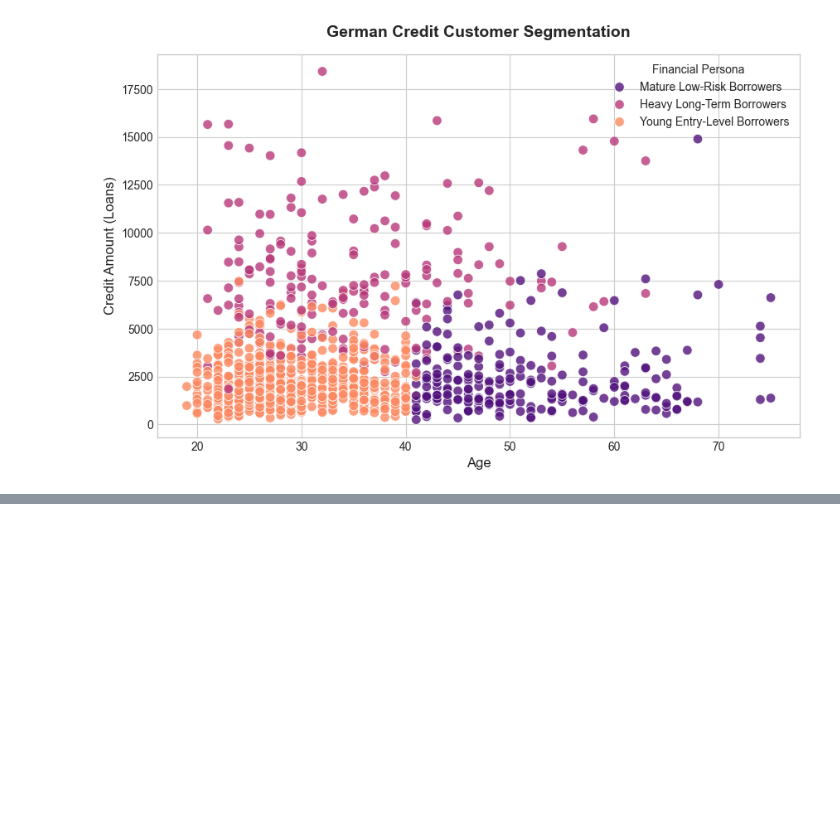
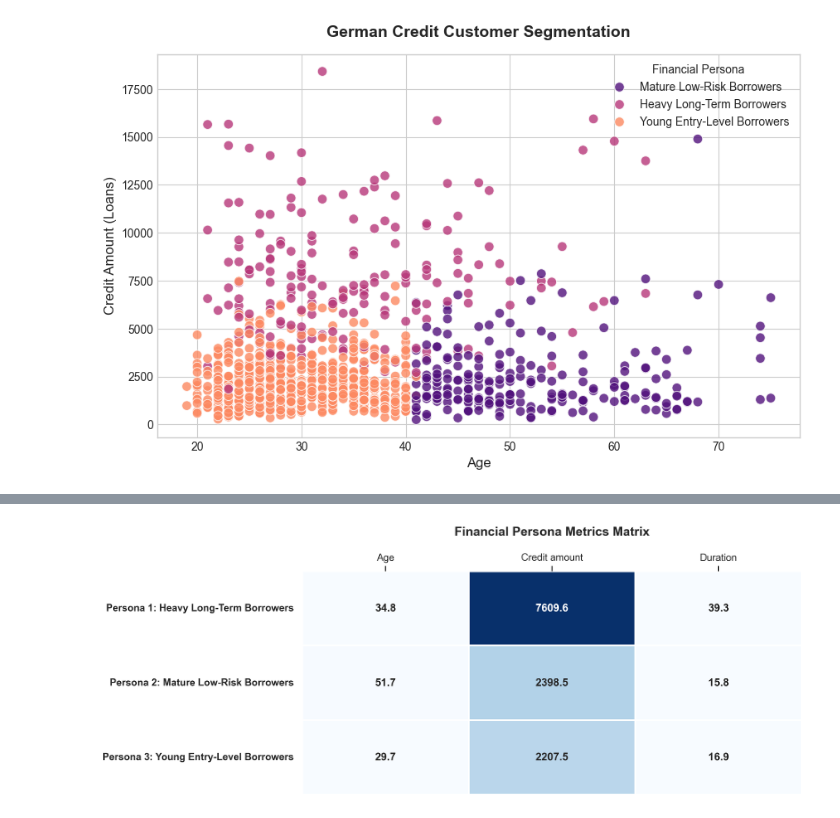
Before and after one commit to dion-nekesa/credit-scoring-predict, a Jupyter notebook: credit_scoring.ipynb, the cells around one changed output, grey strips where cells are left out. Drawn from its saved outputs; the diff is of its cells as text; code cells hidden in the pictures; blank space fills up the shorter version.

Commit message:
Fix: Adjust matrix image path and export static chart asset

```diff
--- a/credit_scoring.ipynb
+++ b/credit_scoring.ipynb
@@ -246,0 +206,40 @@ styled_matrix
+# %%
+import pandas as pd
+import matplotlib.pyplot as plt
+import seaborn as sns
+
+# Compute the mean values and assign descriptive business personas
+matrix = df.groupby('Cluster')[['Age', 'Credit amount', 'Duration']].mean()
+matrix.index = [
+    'Persona 1: Heavy Long-Term Borrowers',
+    'Persona 2: Mature Low-Risk Borrowers',
+    'Persona 3: Young Entry-Level Borrowers'
+]
+
+# Establish a professional plotting environment
+plt.figure(figsize=(10, 4.5), dpi=300)
+sns.set_theme(style="white")
+
+# Generate the heatmap with explicit annotations and custom styling
+ax = sns.heatmap(
+    matrix,
+    annot=True,
+    cmap="Blues",
+    fmt=".1f",
+    cbar=False,
+    linewidths=1.5,
+    linecolor="white",
+    annot_kws={"size": 12, "weight": "bold", "fontfamily": "sans-serif"}
+)
+
+# Refine axis topography for executive presentation
+plt.title("Financial Persona Metrics Matrix", fontsize=14, pad=20, weight="bold", fontfamily="sans-serif")
+plt.xticks(fontsize=11, weight="semibold", fontfamily="sans-serif")
+plt.yticks(rotation=0, fontsize=11, weight="semibold", fontfamily="sans-serif")
+ax.xaxis.tick_top()
+
+# Save the asset directly to the current working directory
+plt.savefig("metrics_matrix.png", bbox_inches="tight")
+plt.show()
+# %% [output]
+[figure, added]
```
Also changed, not shown: parts of 1 cell of this notebook, 1 other file.
